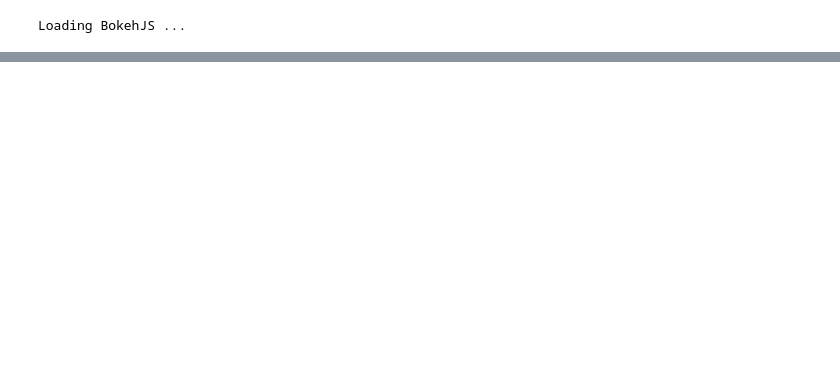
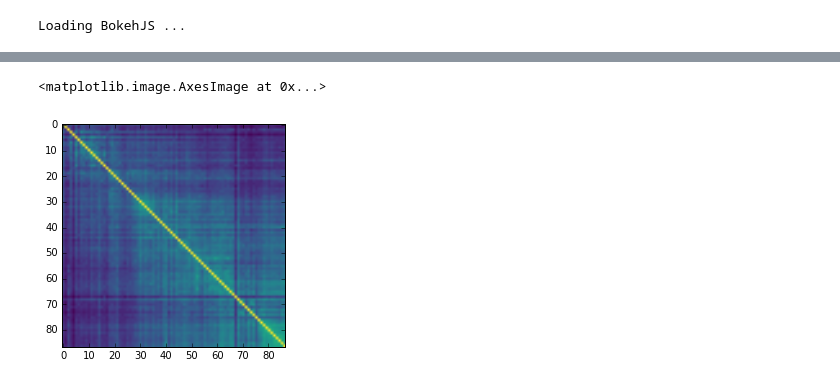
Before and after one commit to josh-gree/conf_speeches, a Jupyter notebook: notebooks/001_initial_exploration.ipynb, the cells around one changed output, grey strips where cells are left out. Saved outputs shown, nothing was run; the diff lists cells and outputs as text; code cells hidden in the pictures; blank space fills up the shorter version.

```diff
--- a/notebooks/001_initial_exploration.ipynb
+++ b/notebooks/001_initial_exploration.ipynb
@@ -93,6 +92,10 @@ plt.imshow(sims,cmap=plt.cm.Reds)
 # %%
 index_con = similarities.MatrixSimilarity(corpus_lsi_con)
 sims_con = np.array([index_con[lsi_con[corp]] for corp in corpus_con])
+plt.imshow(sims_con,cmap=plt.cm.viridis)
+# %% [output]
+<matplotlib.image.AxesImage at 0x...>
+[figure, added]
 # %%
 index_lab = similarities.MatrixSimilarity(corpus_lsi_lab)
 sims_lab = np.array([index_lab[lsi_lab[corp]] for corp in corpus_lab])
```
Also changed, not shown: parts of 23 cells of this notebook, 20 other files.
